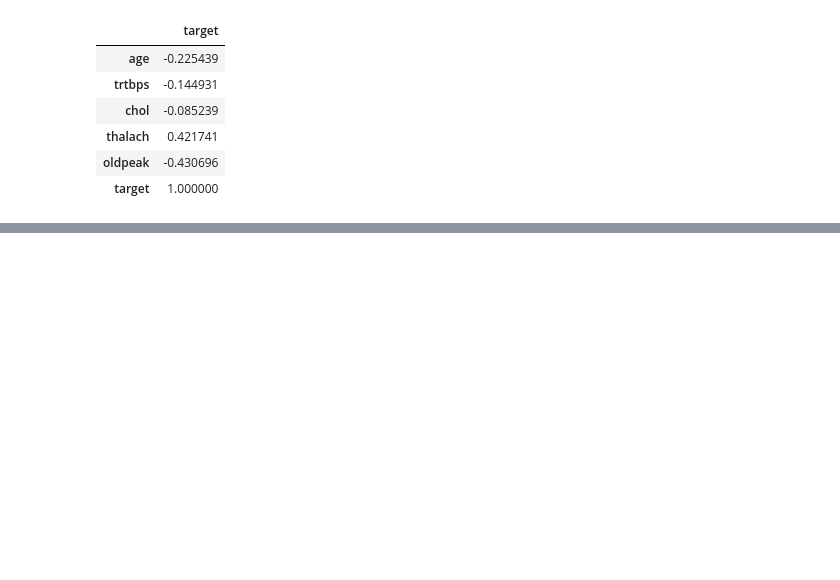
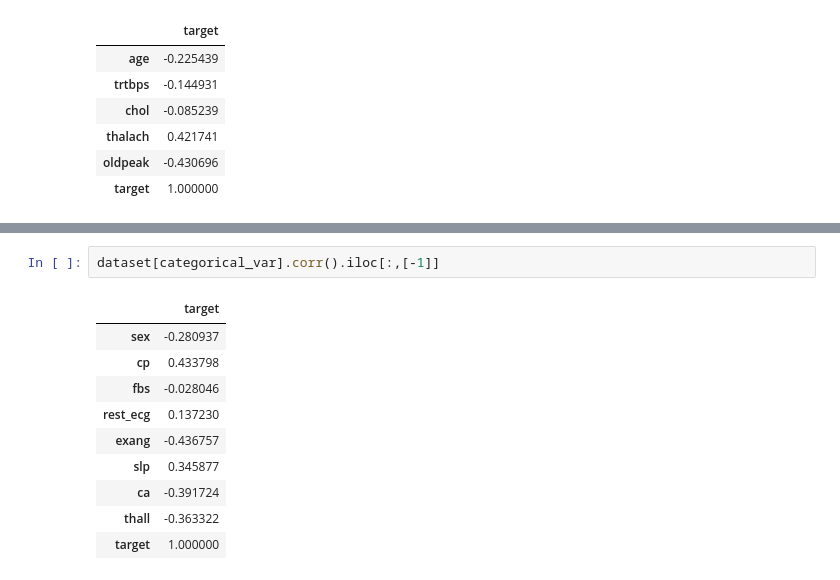
Before and after one commit to vishaltechevangelist/project-heart-attack-analysis-prediction, a Jupyter notebook: Project Heart Attack Prediction .ipynb, the cells around one changed output, grey strips where cells are left out. Drawn from its saved outputs; the diff is of its cells as text; blank space fills up the shorter version.

```diff
--- a/Project Heart Attack Prediction .ipynb
+++ b/Project Heart Attack Prediction .ipynb
@@ -559,0 +598,13 @@ dataset[numeric_var].corr().iloc[:,[-1]]
+# %%
+dataset[categorical_var].corr().iloc[:,[-1]]
+# %% [output]
+|  | target |
+| sex | -0.280937 |
+| cp | 0.433798 |
+| fbs | -0.028046 |
+| rest_ecg | 0.137230 |
+| exang | -0.436757 |
+| slp | 0.345877 |
+| ca | -0.391724 |
+| thall | -0.363322 |
+| target | 1.000000 |
```
Also changed, not shown: parts of 5 cells of this notebook.
